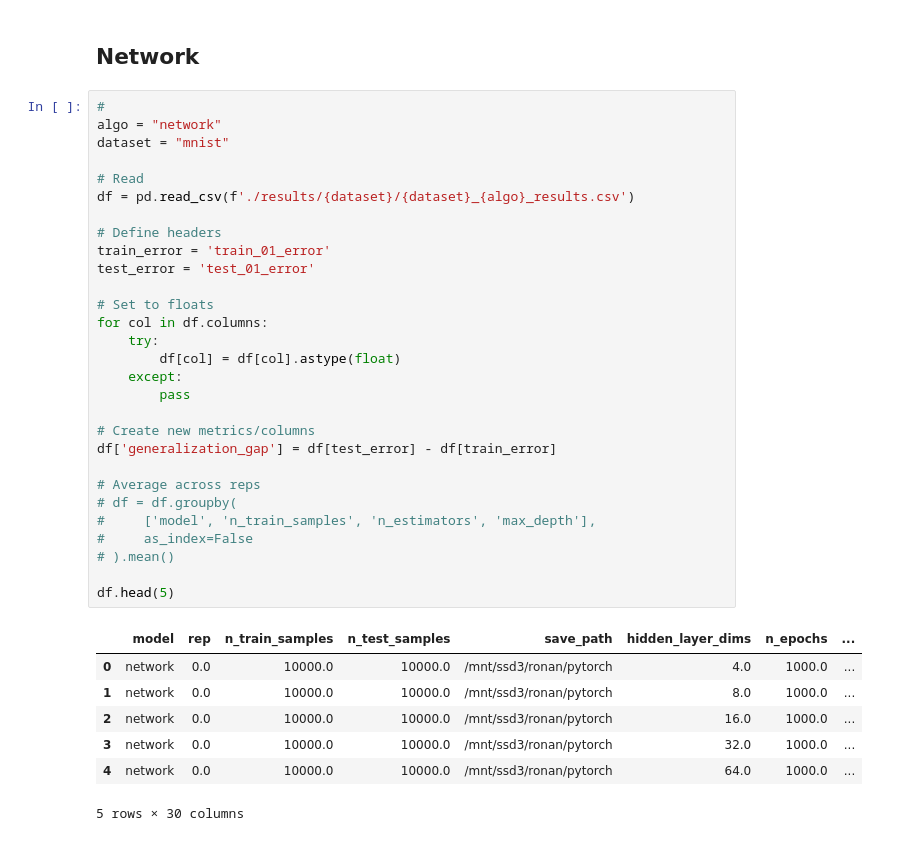
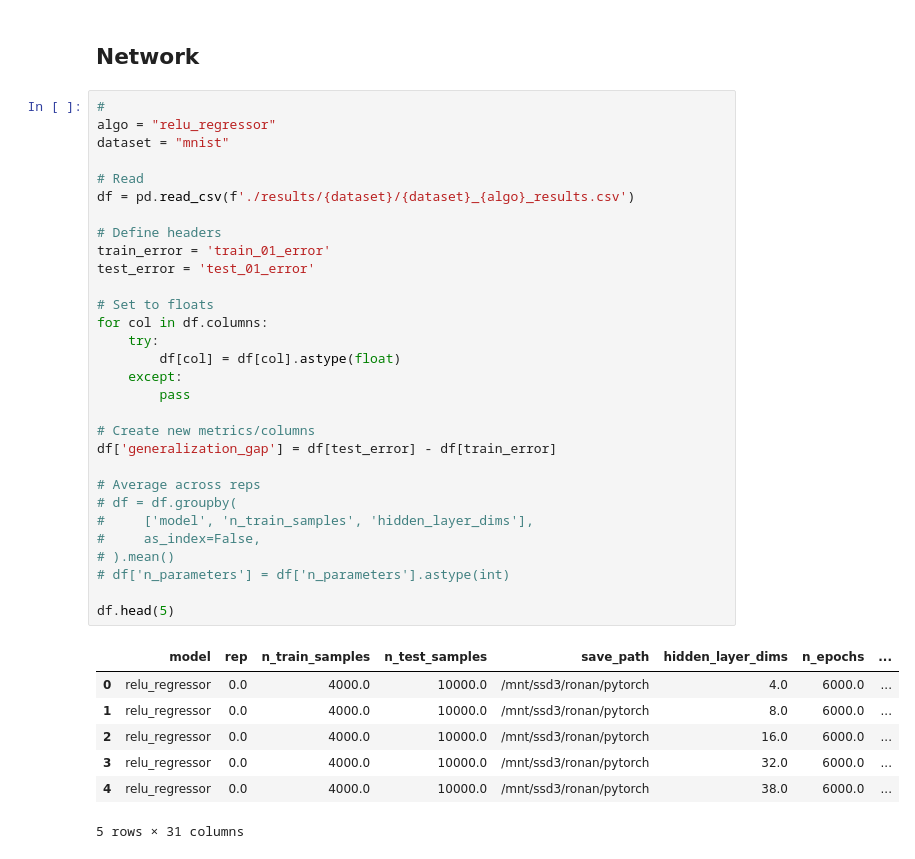
Before and after one commit to rflperry/double_descent, a Jupyter notebook: experiments/plot_mnist_results.ipynb, the cells around one changed output. Drawn from its saved outputs; the diff is of its cells as text.

```diff
--- a/experiments/plot_mnist_results.ipynb
+++ b/experiments/plot_mnist_results.ipynb
@@ -9,41 +16,42 @@ from scipy.stats import spearmanr, kendalltau
 ## Network
 # %%
 #
-algo = "network"
+algo = "relu_regressor"
 dataset = "mnist"
 
 # Read
 df = pd.read_csv(f'./results/{dataset}/{dataset}_{algo}_results.csv')
 
 # Define headers
 train_error = 'train_01_error'
 test_error = 'test_01_error'
 
 # Set to floats
 for col in df.columns:
     try:
         df[col] = df[col].astype(float)
     except:
         pass
 
 # Create new metrics/columns
 df['generalization_gap'] = df[test_error] - df[train_error]
 
 # Average across reps
 # df = df.groupby(
-#     ['model', 'n_train_samples', 'n_estimators', 'max_depth'],
-#     as_index=False
+#     ['model', 'n_train_samples', 'hidden_layer_dims'],
+#     as_index=False,
 # ).mean()
+# df['n_parameters'] = df['n_parameters'].astype(int)
 
 df.head(5)
 # %% [output]
 |  | model | rep | n_train_samples | n_test_samples | save_path | hidden_layer_dims | n_epochs | ... |
-| 0 | network | 0.0 | 10000.0 | 10000.0 | /mnt/ssd3/ronan/pytorch | 4.0 | 1000.0 | ... |
-| 1 | network | 0.0 | 10000.0 | 10000.0 | /mnt/ssd3/ronan/pytorch | 8.0 | 1000.0 | ... |
-| 2 | network | 0.0 | 10000.0 | 10000.0 | /mnt/ssd3/ronan/pytorch | 16.0 | 1000.0 | ... |
-| 3 | network | 0.0 | 10000.0 | 10000.0 | /mnt/ssd3/ronan/pytorch | 32.0 | 1000.0 | ... |
-| 4 | network | 0.0 | 10000.0 | 10000.0 | /mnt/ssd3/ronan/pytorch | 64.0 | 1000.0 | ... |
+| 0 | relu_regressor | 0.0 | 4000.0 | 10000.0 | /mnt/ssd3/ronan/pytorch | 4.0 | 6000.0 | ... |
+| 1 | relu_regressor | 0.0 | 4000.0 | 10000.0 | /mnt/ssd3/ronan/pytorch | 8.0 | 6000.0 | ... |
+| 2 | relu_regressor | 0.0 | 4000.0 | 10000.0 | /mnt/ssd3/ronan/pytorch | 16.0 | 6000.0 | ... |
+| 3 | relu_regressor | 0.0 | 4000.0 | 10000.0 | /mnt/ssd3/ronan/pytorch | 32.0 | 6000.0 | ... |
+| 4 | relu_regressor | 0.0 | 4000.0 | 10000.0 | /mnt/ssd3/ronan/pytorch | 38.0 | 6000.0 | ... |
-5 rows × 30 columns
+5 rows × 31 columns
 # %%
 sns.set_style('white')
 sns.set_context('notebook')
```
Also changed, not shown: parts of 6 cells of this notebook, 6 other files.
